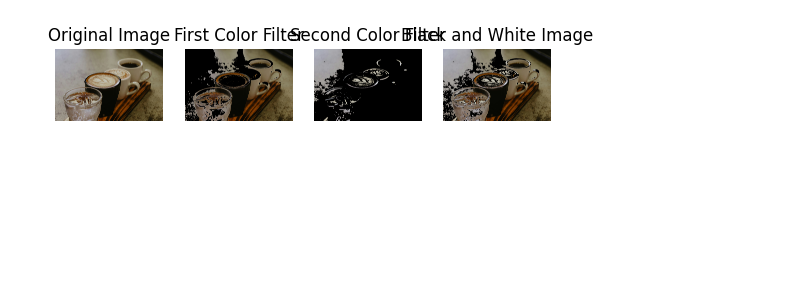
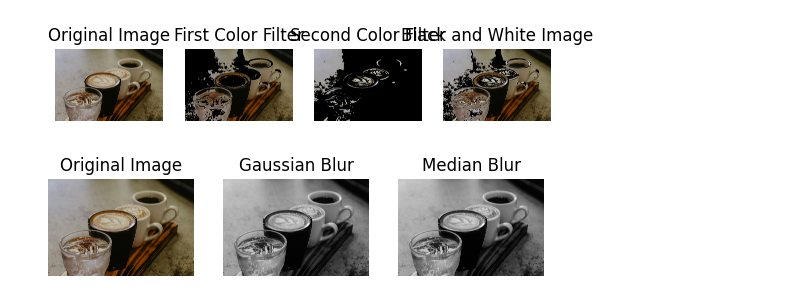
Before and after one commit to miroslav-matejovsky/experiments-with-opencv, a Jupyter notebook: notebook.ipynb, the cells around one changed output. Saved outputs shown, nothing was run; the diff lists cells and outputs as text; code cells hidden in the pictures; blank space fills up the shorter version.

```diff
--- a/notebook.ipynb
+++ b/notebook.ipynb
@@ -76,3 +101,22 @@ for i in range(4):
 plt.show()
 # %% [output]
 [figure]
+# %%
+# Apply a Gaussian blur filter
+gaussian_blur = cv2.GaussianBlur(image_gray, (5, 5), 0)
+
+# Apply a median blur filter
+median_blur = cv2.medianBlur(gaussian_blur, 5)
+
+# Display the original image and the filtered images
+titles = ['Original Image', 'Gaussian Blur', 'Median Blur']
+images = [image, gaussian_blur, median_blur]
+
+for i in range(3):
+    plt.subplot(1, 3, i+1), plt.imshow(images[i], 'gray')
+    plt.title(titles[i])
+    plt.axis('off')
+
+plt.show()
+# %% [output]
+[figure, added]
```
Also changed, not shown: parts of 1 cell of this notebook.
